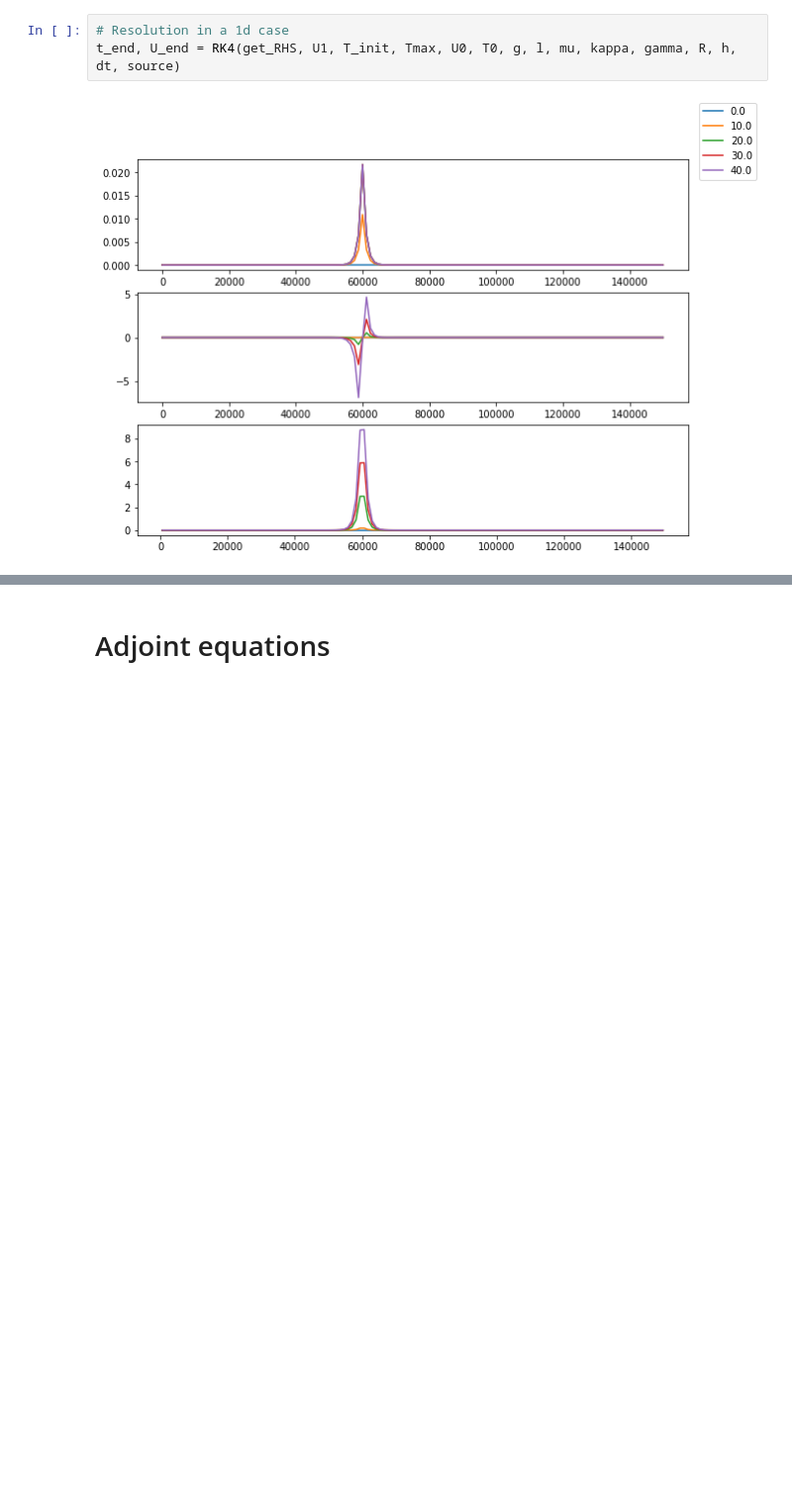
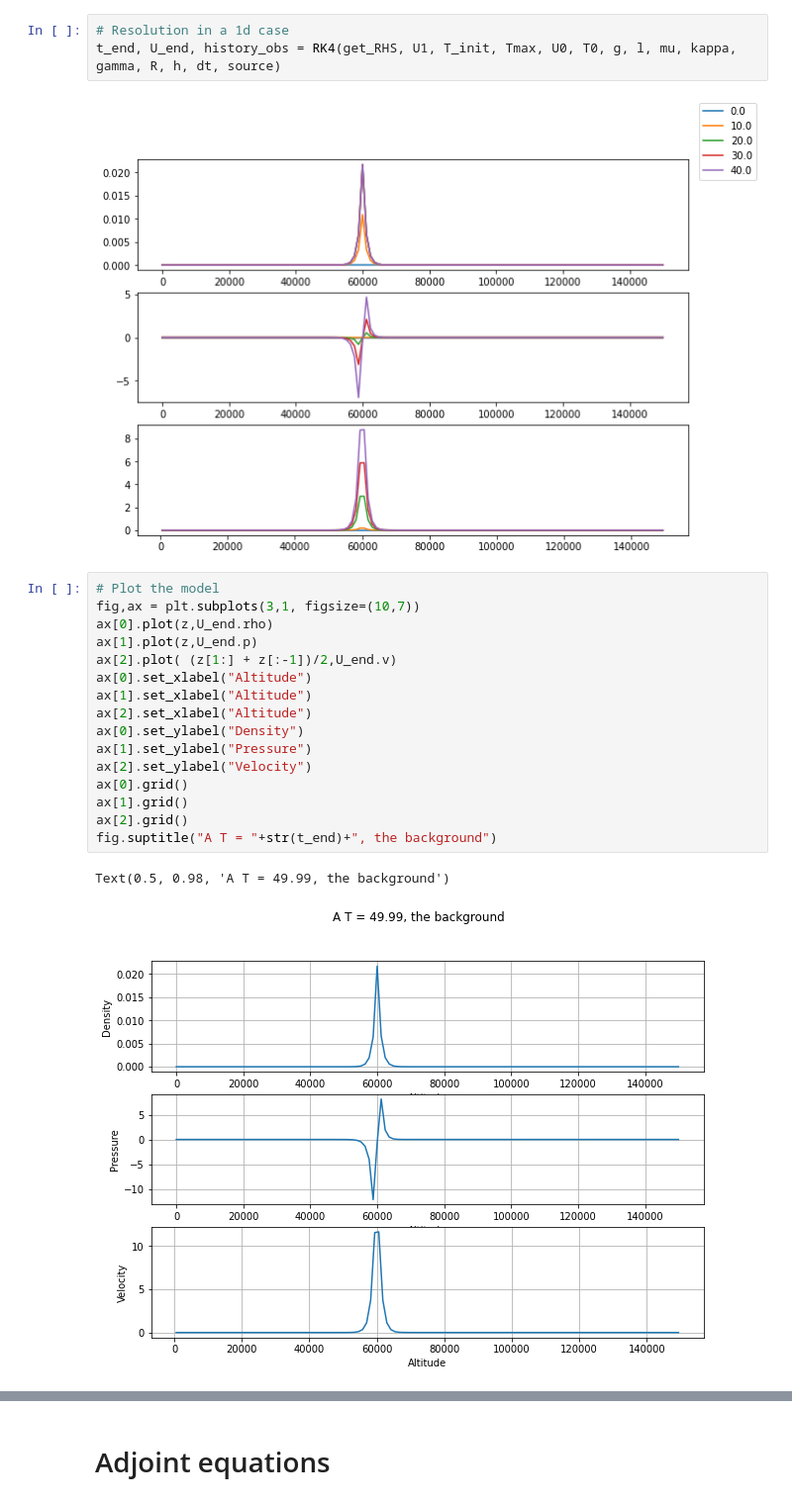
Before and after one commit to gerier/Inversion_LNS, a Jupyter notebook: DF_LNS_Adjoint.ipynb, the cells around one changed output, grey strips where cells are left out. Shown: that part at 99% size. Cells and saved outputs as stored; diff of their text form; blank space fills up the shorter version.

```diff
--- a/DF_LNS_Adjoint.ipynb
+++ b/DF_LNS_Adjoint.ipynb
@@ -536,6 +554,25 @@ Text(0.5, 0.98, 'A T = 0, the background')
 [figure]
 # %%
 # Resolution in a 1d case
-t_end, U_end = RK4(get_RHS, U1, T_init, Tmax, U0, T0, g, l, mu, kappa, gamma, R, h, dt, source)
+t_end, U_end, history_obs = RK4(get_RHS, U1, T_init, Tmax, U0, T0, g, l, mu, kappa, gamma, R, h, dt, source)
 # %% [output]
 [figure]
+# %%
+# Plot the model
+fig,ax = plt.subplots(3,1, figsize=(10,7))
+ax[0].plot(z,U_end.rho)
+ax[1].plot(z,U_end.p)
+ax[2].plot( (z[1:] + z[:-1])/2,U_end.v)
+ax[0].set_xlabel("Altitude")
+ax[1].set_xlabel("Altitude")
+ax[2].set_xlabel("Altitude")
+ax[0].set_ylabel("Density")
+ax[1].set_ylabel("Pressure")
+ax[2].set_ylabel("Velocity")
+ax[0].grid()
+ax[1].grid()
+ax[2].grid()
+fig.suptitle("A T = "+str(t_end)+", the background")
+# %% [output]
+Text(0.5, 0.98, 'A T = 49.99, the background')
+[figure, added]
```
Also changed, not shown: parts of 15 cells of this notebook.
